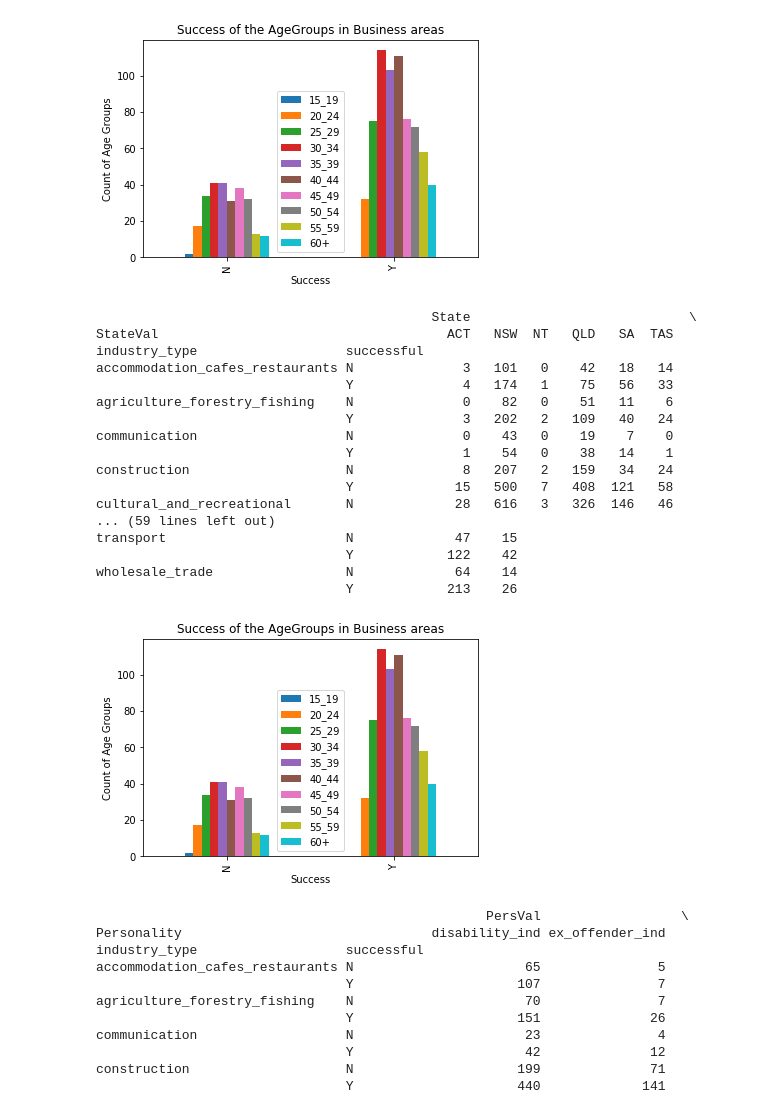
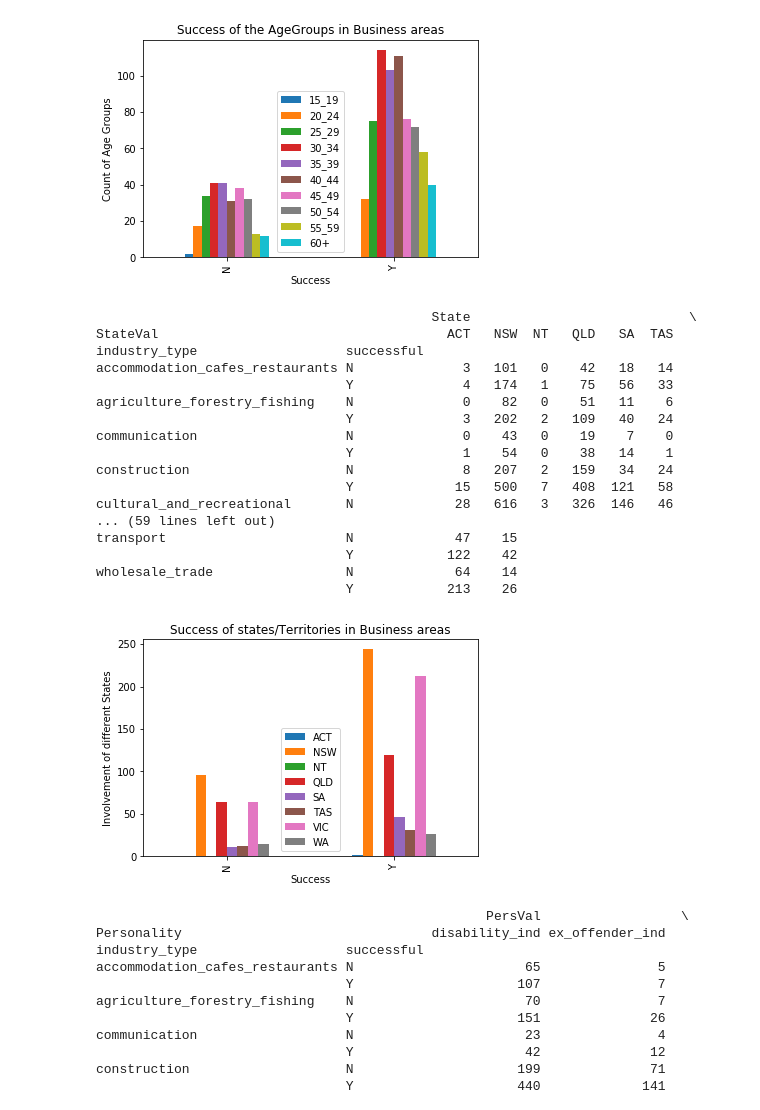
Before and after one commit to vsrajesh1/Capstone_Project_1, a Jupyter notebook: Capstone1_DataWrangling.ipynb, the cells around one changed output. Saved outputs shown, nothing was run; the diff lists cells and outputs as text; code cells hidden in the pictures.

```diff
--- a/Capstone1_DataWrangling.ipynb
+++ b/Capstone1_DataWrangling.ipynb
@@ -102,37 +102,37 @@ wholesale_trade                 N             31    38    32    13   12
 # %%
 main_melt2 = pd.melt(main_df,id_vars=['industry_type','successful'], value_vars=['state'],var_name='State',value_name='StateVal')
 # Replace N/A values with 0 in the columns of pivot table
 main_pivot2 = main_melt2.pivot_table(values=None, index=['industry_type','successful'], columns='StateVal', aggfunc='count', fill_value=0, margins=False, dropna=True, margins_name='All')
 print(main_pivot2)
 industries = main_pivot2.index.get_level_values(0).unique()
 for industry in industries:
     split = main_pivot2.xs(industry)
     state = split["State"]
 
-age_group.plot(kind="bar").legend(loc='lower center')
+state.plot(kind="bar").legend(loc='lower center')
 plt.xlabel('Success')
-plt.ylabel('Count of Age Groups')
-plt.title('Success of the AgeGroups in Business areas')
+plt.ylabel('Involvement of different States')
+plt.title('Success of states/Territories in Business areas')
 plt.show()
 # %% [output]
                                            State                            \
 StateVal                                     ACT   NSW  NT   QLD   SA  TAS
 industry_type                   successful
 accommodation_cafes_restaurants N              3   101   0    42   18   14
                                 Y              4   174   1    75   56   33
 agriculture_forestry_fishing    N              0    82   0    51   11    6
                                 Y              3   202   2   109   40   24
 communication                   N              0    43   0    19    7    0
                                 Y              1    54   0    38   14    1
 construction                    N              8   207   2   159   34   24
                                 Y             15   500   7   408  121   58
 cultural_and_recreational       N             28   616   3   326  146   46
 ... (59 lines left out)
 transport                       N             47    15
                                 Y            122    42
 wholesale_trade                 N             64    14
                                 Y            213    26
-[figure, old version]
+[figure, new version]
 # %%
 #### Success/Failure in business for various personalities#######
 
```
